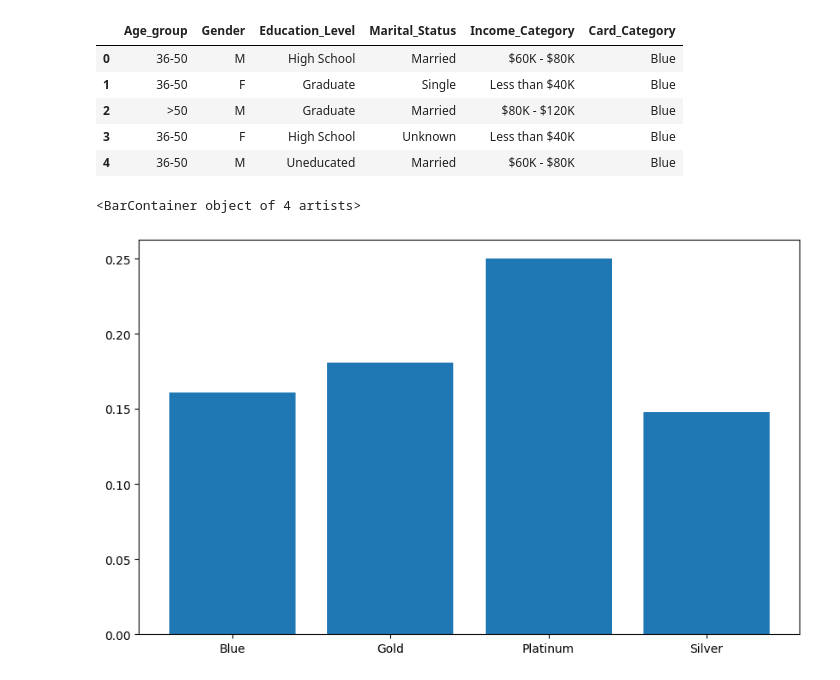
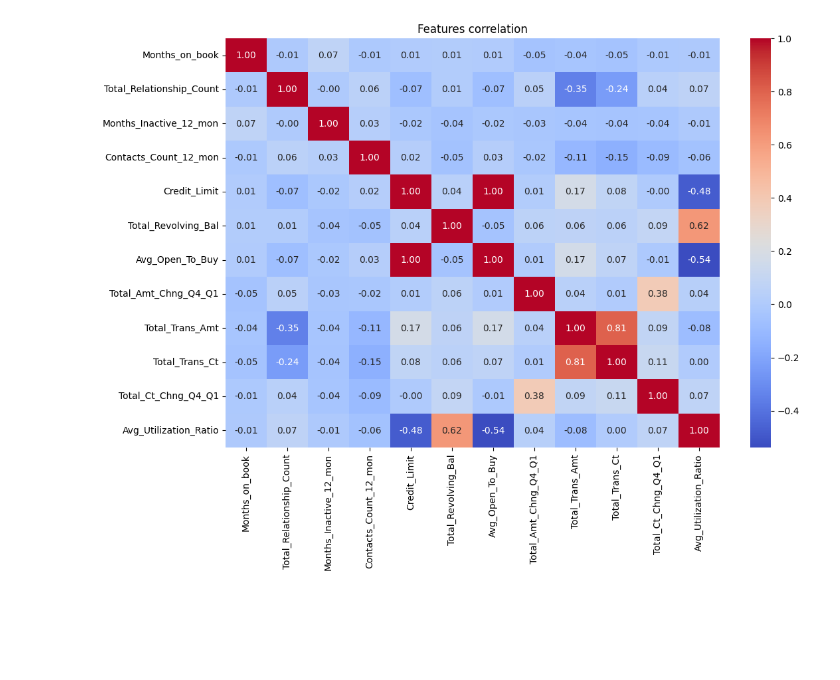
Before and after one commit to CaoThanhNg03/Customer-Churn-Predict, a Jupyter notebook: demo.ipynb, the cells around one changed output. Drawn from its saved outputs; the diff is of its cells as text; code cells hidden in the pictures; blank space fills up the shorter version.

```diff
--- a/demo.ipynb
+++ b/demo.ipynb
@@ -69,16 +29,0 @@ array([[0., 1., 3., 1., 2., 0.],
-# %%
-X.head()
-# %% [output]
-|  | Age_group | Gender | Education_Level | Marital_Status | Income_Category | Card_Category |
-| 0 | 36-50 | M | High School | Married | $60K - $80K | Blue |
-| 1 | 36-50 | F | Graduate | Single | Less than $40K | Blue |
-| 2 | >50 | M | Graduate | Married | $80K - $120K | Blue |
-| 3 | 36-50 | F | High School | Unknown | Less than $40K | Blue |
-| 4 | 36-50 | M | Uneducated | Married | $60K - $80K | Blue |
-# %%
-churn_rate = df.groupby(['Card_Category'])['Attrition_Flag'].mean()
-plt.figure(figsize= (10,6))
-plt.bar(churn_rate.index, churn_rate.values)
-# %% [output]
-<BarContainer object of 4 artists>
-[figure, removed]
@@ -84,0 +38,40 @@ plt.bar(churn_rate.index, churn_rate.values)
+# %%
+#Encoding target
+df['Attrition_Flag'] = df['Attrition_Flag'].map({'Existing Customer': 0, 'Attrited Customer': 1})
+
+#Grouping customer age
+age_bins = [25, 35, 45, 55, 65, 100]
+age_groups = ['25-34', '35-44', '45-55', '55-65', '65+']
+df['Customer_Age_Group'] = pd.cut(df['Customer_Age'], bins=age_bins, labels=age_groups)
+
+#Categorical encoding
+categorical_features = ['Gender', 'Education_Level', 'Marital_Status', 'Income_Category', 'Card_Category', 'Customer_Age_Group']
+#Label Encoding
+label_encoder = LabelEncoder()
+df[categorical_features] = df[categorical_features].apply(label_encoder.fit_transform)
+
+# #Onehot Encoding
+# onehot_enc = OneHotEncoder()
+# encoded_feature = pd.DataFrame(onehot_enc.fit_transform(df[categorical_features]))
+# df_encoded = pd.concat(df, encoded_feature, axis=1)
+# %%
+#Correlation matrix
+features = ['Customer_Age_Group', 'Gender', 'Dependent_count',
+            'Education_Level', 'Marital_Status', 'Income_Category', 'Card_Category',
+            'Months_on_book', 'Total_Relationship_Count', 'Months_Inactive_12_mon',
+            'Contacts_Count_12_mon', 'Credit_Limit', 'Total_Revolving_Bal',
+            'Avg_Open_To_Buy', 'Total_Amt_Chng_Q4_Q1', 'Total_Trans_Amt',
+            'Total_Trans_Ct', 'Total_Ct_Chng_Q4_Q1', 'Avg_Utilization_Ratio']
+fet = ['Months_on_book', 'Total_Relationship_Count', 'Months_Inactive_12_mon',
+            'Contacts_Count_12_mon', 'Credit_Limit', 'Total_Revolving_Bal',
+            'Avg_Open_To_Buy', 'Total_Amt_Chng_Q4_Q1', 'Total_Trans_Amt',
+            'Total_Trans_Ct', 'Total_Ct_Chng_Q4_Q1', 'Avg_Utilization_Ratio']
+correlation_matrix = df[fet].corr()
+
+#Visualization
+plt.figure(figsize=(12, 8))
+sns.heatmap(correlation_matrix, annot=True, cmap='coolwarm', fmt= '.2f')
+plt.title('Features correlation')
+plt.show()
+# %% [output]
+[figure, added]
```
Also changed, not shown: parts of 15 cells of this notebook.
